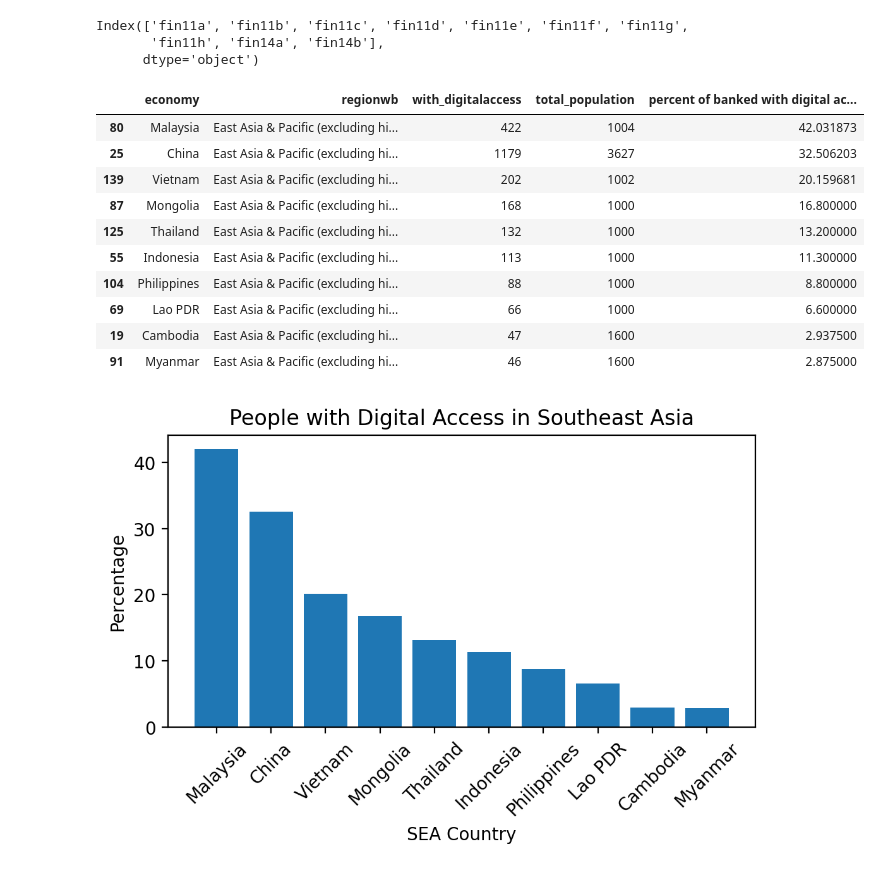
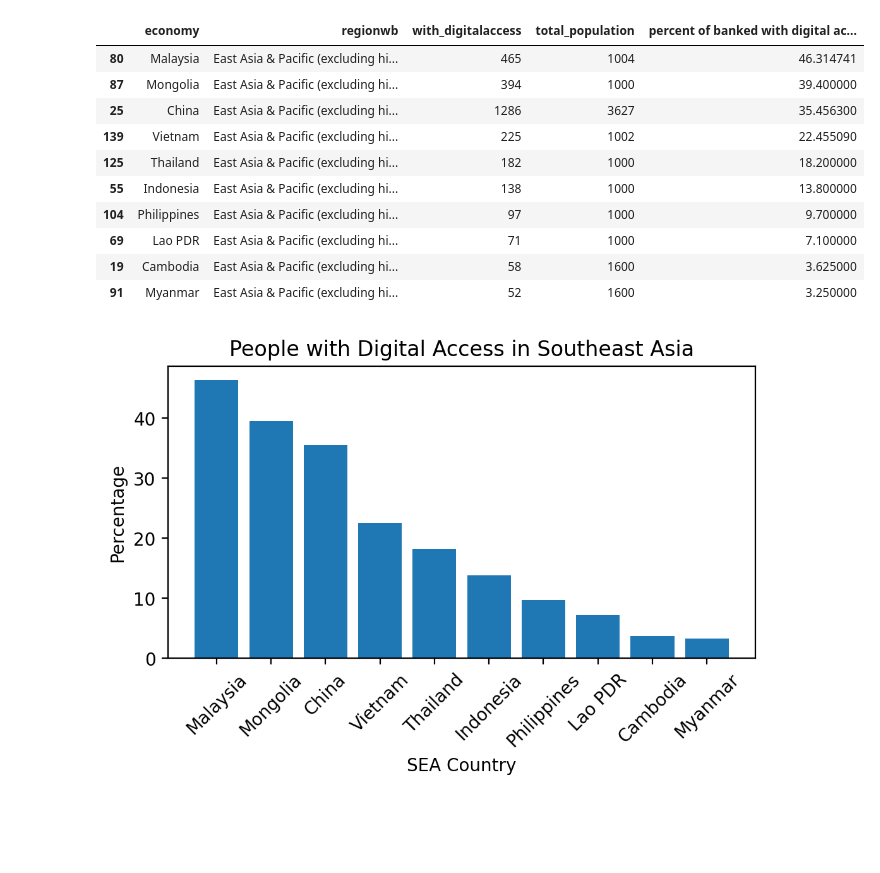
Before and after one commit to ejmasuncion/DSF10-Sprint1-Grp2, a Jupyter notebook: DataViz/Day_4_Lab.ipynb, the cells around one changed output. Saved outputs shown, nothing was run; the diff lists cells and outputs as text; code cells hidden in the pictures; blank space fills up the shorter version.

```diff
--- a/DataViz/Day_4_Lab.ipynb
+++ b/DataViz/Day_4_Lab.ipynb
@@ -8,14 +9,8 @@ import seaborn as sns
 # %%
 # Load the data
-data = pd.read_csv('../../micro_world.csv', engine='python')
+data = pd.read_csv('micro_world.csv', engine='python')
 # %%
 # Filter Philippine data
 philippine_data = data[
     data['economy'] == 'Philippines'
 ]
-# %%
-data.columns[20:30]
-# %% [output]
-Index(['fin11a', 'fin11b', 'fin11c', 'fin11d', 'fin11e', 'fin11f', 'fin11g',
-       'fin11h', 'fin14a', 'fin14b'],
-      dtype='object')
@@ -24,34 +17,29 @@ type(digital_grouped_data)
 # %%
-data['fin14'] = data['fin14a'] + data['fin14b']
-data
-
 #Filter mobile/internet access (FI access)
-data['has_digital access'] = data['fin14'].apply(
-    lambda x:1 if (x >= 1 and x <= 3) else 0
-)
+data['has_digital access'] = np.where(data[['fin14a', 'fin14b', 'fin5']].eq(1).any(axis = 1 ), 1, 0)
 
 digital_grouped_data = data.groupby(['economy','regionwb']).agg(
  with_digitalaccess=('has_digital access', 'sum'),
  total_population=('wpid_random', 'count'))
 
 digital_grouped_data['percent of banked with digital access'] = digital_grouped_data['with_digitalaccess'] * 100.0 / digital_grouped_data['total_population']
 digital_grouped_data = digital_grouped_data.reset_index()
 
 SEA_data = digital_grouped_data[digital_grouped_data['regionwb']=='East Asia & Pacific (excluding high income)']
 SEA_data = SEA_data.sort_values('percent of banked with digital access', ascending=[False])
 SEA_data
 # %% [output]
 |  | economy | regionwb | with_digitalaccess | total_population | percent of banked with digital ac... |
-| 80 | Malaysia | East Asia & Pacific (excluding hi... | 422 | 1004 | 42.031873 |
-| 25 | China | East Asia & Pacific (excluding hi... | 1179 | 3627 | 32.506203 |
-| 139 | Vietnam | East Asia & Pacific (excluding hi... | 202 | 1002 | 20.159681 |
-| 87 | Mongolia | East Asia & Pacific (excluding hi... | 168 | 1000 | 16.800000 |
-| 125 | Thailand | East Asia & Pacific (excluding hi... | 132 | 1000 | 13.200000 |
-| 55 | Indonesia | East Asia & Pacific (excluding hi... | 113 | 1000 | 11.300000 |
-| 104 | Philippines | East Asia & Pacific (excluding hi... | 88 | 1000 | 8.800000 |
-| 69 | Lao PDR | East Asia & Pacific (excluding hi... | 66 | 1000 | 6.600000 |
-| 19 | Cambodia | East Asia & Pacific (excluding hi... | 47 | 1600 | 2.937500 |
-| 91 | Myanmar | East Asia & Pacific (excluding hi... | 46 | 1600 | 2.875000 |
+| 80 | Malaysia | East Asia & Pacific (excluding hi... | 465 | 1004 | 46.314741 |
+| 87 | Mongolia | East Asia & Pacific (excluding hi... | 394 | 1000 | 39.400000 |
+| 25 | China | East Asia & Pacific (excluding hi... | 1286 | 3627 | 35.456300 |
+| 139 | Vietnam | East Asia & Pacific (excluding hi... | 225 | 1002 | 22.455090 |
+| 125 | Thailand | East Asia & Pacific (excluding hi... | 182 | 1000 | 18.200000 |
+| 55 | Indonesia | East Asia & Pacific (excluding hi... | 138 | 1000 | 13.800000 |
+| 104 | Philippines | East Asia & Pacific (excluding hi... | 97 | 1000 | 9.700000 |
+| 69 | Lao PDR | East Asia & Pacific (excluding hi... | 71 | 1000 | 7.100000 |
+| 19 | Cambodia | East Asia & Pacific (excluding hi... | 58 | 1600 | 3.625000 |
+| 91 | Myanmar | East Asia & Pacific (excluding hi... | 52 | 1600 | 3.250000 |
 # %%
 plt.figure(figsize=(6,3)  , dpi=200)
 plt.bar(
@@ -67,4 +55,4 @@ plt.ylabel('Percentage')
 plt.xticks(rotation=45)
 plt.show()
 # %% [output]
-[figure, old version]
+[figure, new version]
```
Also changed, not shown: parts of 8 cells of this notebook.
